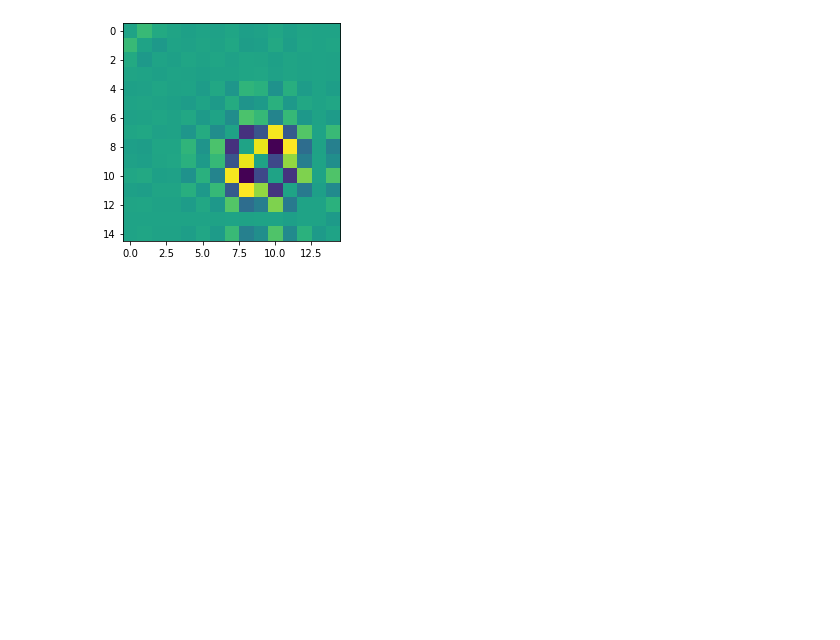
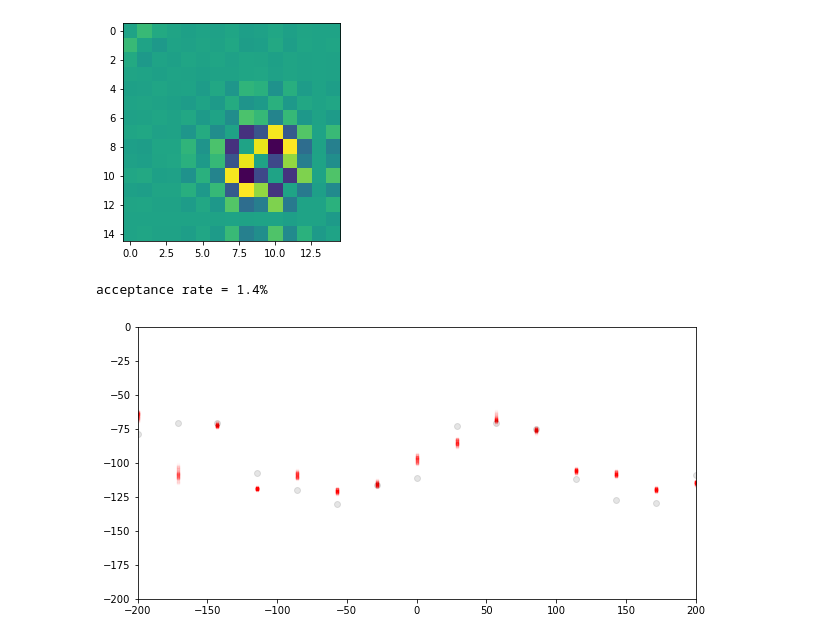
Before and after one commit to GeorgeLiang3/repository1, a Jupyter notebook: Gravity/NewGrav/Gravity_tf_vectorized_GP_1.1.ipynb, the cells around one changed output. Saved outputs shown, nothing was run; the diff lists cells and outputs as text; code cells hidden in the pictures; blank space fills up the shorter version.

```diff
--- a/Gravity/NewGrav/Gravity_tf_vectorized_GP_1.1.ipynb
+++ b/Gravity/NewGrav/Gravity_tf_vectorized_GP_1.1.ipynb
@@ -518,0 +540,18 @@ accepted, rejected = h.run_chain_hessian()
+# %%
+#TODO
+def draw_MCMC(samples,Truth = None,ax = None,R = 70):
+
+    if ax == None:
+        f,ax=plt.subplots(figsize = (10,5))
+
+    x_cor = tf.linspace(Range[0],Range[1],Number_para)
+
+    if Truth is not None:
+        ax.scatter(x_cor,Truth,c = 'black',alpha = 0.1)
+
+    for ps in samples:
+        ax.plot(x_cor,ps,'r.',alpha =0.01)
+        ps = tf.reshape(ps,[ps.shape[0]])
+#         GaussianProcess_model_plot(control_index,ps,ax = ax, alpha = 0.01)
+    ax.set_ylim(depth - 100,0)
+    ax.set_xlim(-R,R)
@@ -518,0 +565,12 @@ accepted, rejected = h.run_chain_hessian()
+# %%
+beta = constant64(0.2)
+h = HessianMCMC(Number_para,negative_log_posterior,Data,MAP,cov_prior,number_sample,number_burnin,MAP,beta)
+h.run_chain_hessian()
+print("acceptance rate = %0.1f%%" %(100*h.acceptance_rate))
+accepted_gpCN, rejected_gpCN = h.run_chain_hessian()
+draw_MCMC(accepted_gpCN,Truth = True_position_sin,R = Range[1])
+
+# plt.savefig('/Users/zhouji/Documents/Results/2D_Gaussian_process/gpCN.png')
+# %% [output]
+acceptance rate = 1.4%
+[figure, added]
```
Also changed, not shown: parts of 21 cells of this notebook, 6 other files.
